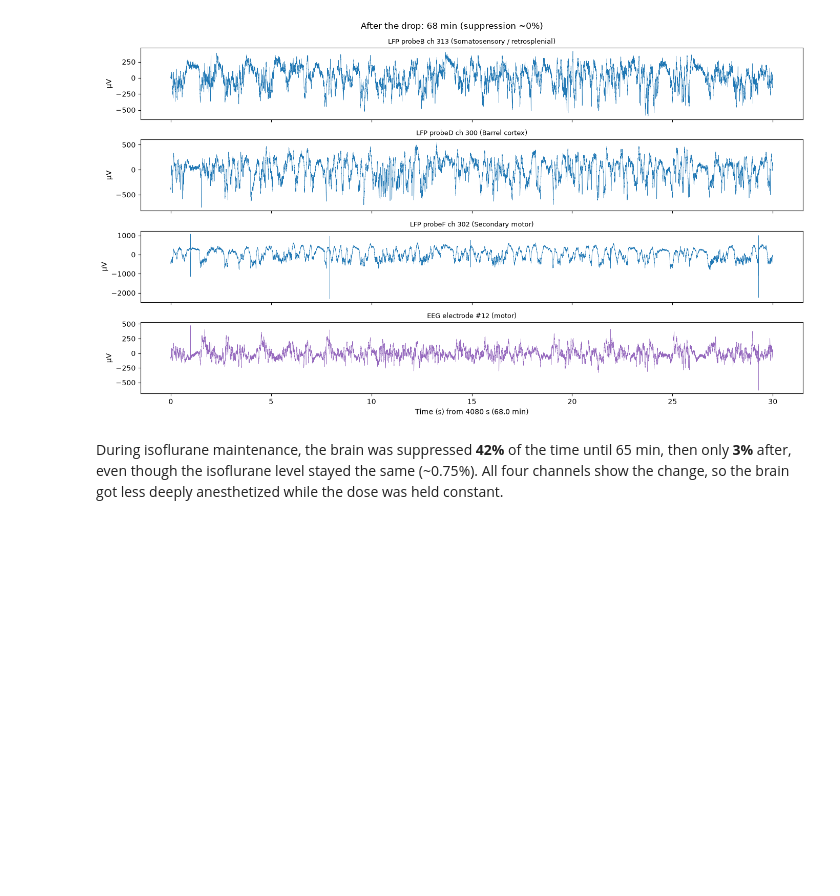
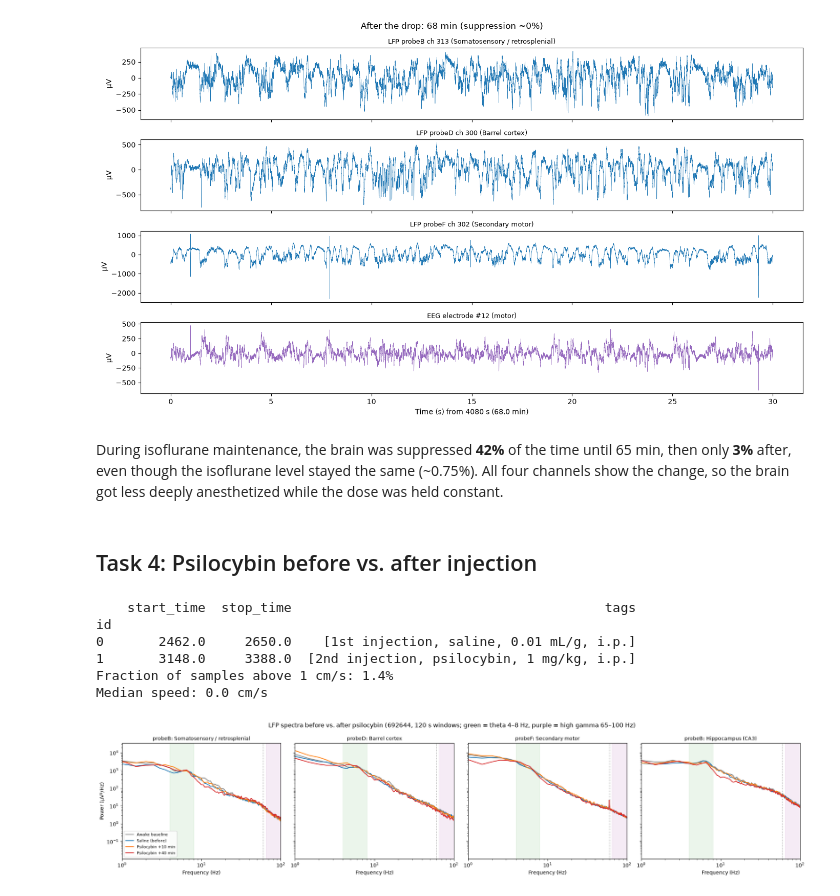
Before and after one commit to saasberkeley/dc-allen, a Jupyter notebook: src/visualization/lfp_region_spectra.ipynb, the cells around one changed output. Cells and saved outputs as stored; diff of their text form; code cells hidden in the pictures; blank space fills up the shorter version.

Commit message:
Psilocybin before/after: spectra and band-power time course

```diff
--- a/src/visualization/lfp_region_spectra.ipynb
+++ b/src/visualization/lfp_region_spectra.ipynb
@@ -640,3 +640,65 @@ plot_raw_window(68 * 60, 30, "After the drop: 68 min (suppression ~0%)")
 [figure]
 # %% [markdown]
 During isoflurane maintenance, the brain was suppressed **42%** of the time until 65 min, then only **3%** after, even though the isoflurane level stayed the same (~0.75%). All four channels show the change, so the brain got less deeply anesthetized while the dose was held constant.
+# %% [markdown]
+## Task 4: Psilocybin before vs. after injection
+# %%
+# Open the psilocybin session (keep the isoflurane file open too)
+io_psi = NWBHDF5IO(FILES["692644"], "r")
+nwb_psi = io_psi.read()
+
+# Injection timing
+epochs_psi = nwb_psi.epochs.to_dataframe()
+print(epochs_psi[["start_time", "stop_time", "tags"]])
+
+# Movement check: how much was the mouse running?
+spd_series = nwb_psi.processing["behavior"]["BehavioralTimeSeries"]["running_speed"]
+spd = spd_series.data[:]
+print(f"Fraction of samples above 1 cm/s: {(spd > 1).mean():.1%}")
+print(f"Median speed: {np.median(spd):.1f} cm/s")
+# %% [output]
+    start_time  stop_time                                        tags
+id
+0       2462.0     2650.0    [1st injection, saline, 0.01 mL/g, i.p.]
+1       3148.0     3388.0  [2nd injection, psilocybin, 1 mg/kg, i.p.]
+Fraction of samples above 1 cm/s: 1.4%
+Median speed: 0.0 cm/s
+# %%
+WINDOWS_PSI = {
+    "Awake baseline": 2200,
+    "Saline (before)": 2800,
+    "Psilocybin +10 min": 3750,
+    "Psilocybin +40 min": 5548,
+}
+PSI_COLORS = ["gray", "tab:blue", "tab:orange", "tab:red"]
+
+# Compute once and store (cortex on each probe + hippocampus on probe B)
+psi_spectra = {}
+for probe in PROBES:
+    for label, t0 in WINDOWS_PSI.items():
+        psi_spectra[(probe, "cortex", label)] = region_psd(nwb_psi, probe, "cortex", t0)
+for label, t0 in WINDOWS_PSI.items():
+    psi_spectra[("probeB", "hippocampus", label)] = region_psd(nwb_psi, "probeB", "hippocampus", t0)
+
+panels = [(p, "cortex", f"{p}: {AREA[p]}") for p in PROBES] + \
+         [("probeB", "hippocampus", "probeB: Hippocampus (CA3)")]
+
+fig, axes = plt.subplots(1, 4, figsize=(20, 4.5), sharey=True)
+for ax, (probe, cat, title) in zip(axes, panels):
+    for (label, _), color in zip(WINDOWS_PSI.items(), PSI_COLORS):
+        f, p = psi_spectra[(probe, cat, label)]
+        ax.loglog(f[1:], p[1:], label=label, color=color)
+    ax.axvspan(4, 8, color="green", alpha=0.08)      # theta band
+    ax.axvspan(65, 100, color="purple", alpha=0.08)  # high-gamma band
+    ax.axvline(60, color="gray", ls=":", lw=1)
+    ax.set_xlim(1, 100)
+    ax.set_title(title, fontsize=10)
+    ax.set_xlabel("Frequency (Hz)")
+axes[0].set_ylabel("Power (µV²/Hz)")
+axes[0].legend(fontsize=8)
+fig.suptitle("LFP spectra before vs. after psilocybin (692644, 120 s windows; "
+             "green = theta 4–8 Hz, purple = high gamma 65–100 Hz)")
+plt.tight_layout()
+plt.show()
+# %% [output]
+[figure, added]
```
Also changed, not shown: parts of 2 cells of this notebook.
